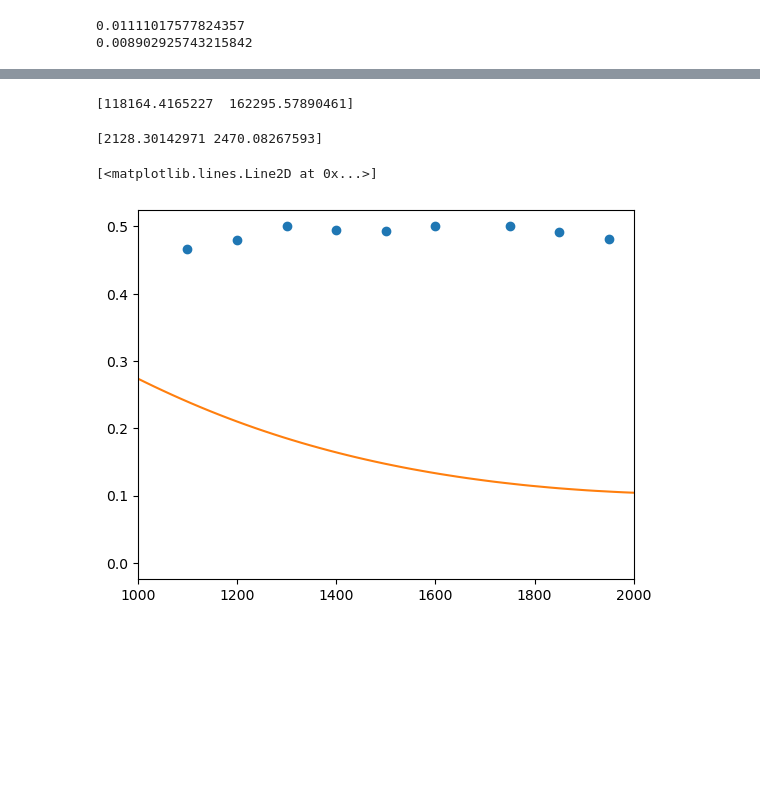
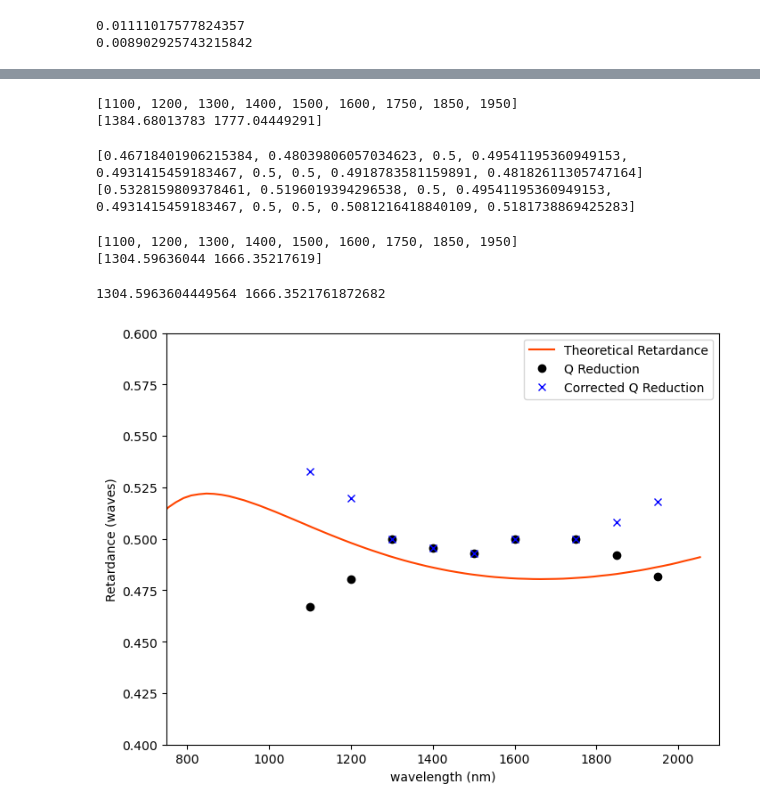
Before and after one commit to wcmelby/wcmelby-HWP_Characterizations, a Jupyter notebook: SuperK_Select_Data/JHK_Plate/JHK_SuperK_Analysis.ipynb, the cells around one changed output, grey strips where cells are left out. Cells and saved outputs as stored; diff of their text form; code cells hidden in the pictures; blank space fills up the shorter version.

Commit message:
started working on best fit

```diff
--- a/SuperK_Select_Data/JHK_Plate/JHK_SuperK_Analysis.ipynb
+++ b/SuperK_Select_Data/JHK_Plate/JHK_SuperK_Analysis.ipynb
@@ -790,21 +745,57 @@ def fit_function(wavelengths, d1, d2):
     return np.interp(wavelengths, w, pred_retardance)
 # %%
-opt_params, cov_matrix = curve_fit(fit_function, wavelengths, Q_retardances, p0=[1000, 1000])
+print(wavelengths)
+opt_params, cov_matrix = curve_fit(fit_function, wavelengths, Q_retardances, p0=[1226, 1554])
 print(opt_params)
+
+fine_wavelengths = np.linspace(1000, 2000, 1000)
+predicted_retardance = fit_function(fine_wavelengths, *opt_params)
 # %% [output]
-[118164.4165227  162295.57890461]
+[1100, 1200, 1300, 1400, 1500, 1600, 1750, 1850, 1950]
+[1384.68013783 1777.04449291]
-# %%
-opt_params, cov_matrix = curve_fit(fit_function, wavelengths, Q_retardances, p0=[1000, 1000])
-print(opt_params)
-# w, prediction = predicted_retardance(opt_params[0], opt_params[1], MgF2_ne, MgF2_no, SiO2_ne, SiO2_no)
-w, prediction = predicted_retardance(1200, 1500, MgF2_ne, MgF2_no, SiO2_ne, SiO2_no)
-
-
-plt.plot(wavelengths, Q_retardances, 'o', label='Measured Retardance')
-plt.xlim([1000, 2000])
-# plt.ylim([0, 1])
-plt.plot(w, prediction, label='Predicted Retardance')
-# %% [output]
-[2128.30142971 2470.08267593]
-[<matplotlib.lines.Line2D at 0x...>]
-[figure, removed]
+# %%
+print(Q_retardances)
+
+corrected_Q_retardances = Q_retardances.copy()
+corrected_Q_retardances[0] = 1 - corrected_Q_retardances[0]
+corrected_Q_retardances[1] = 1 - corrected_Q_retardances[1]
+corrected_Q_retardances[5] = 1 - corrected_Q_retardances[5]
+corrected_Q_retardances[6] = 1 - corrected_Q_retardances[6]
+corrected_Q_retardances[7] = 1 - corrected_Q_retardances[7]
+corrected_Q_retardances[8] = 1 - corrected_Q_retardances[8]
+
+print(corrected_Q_retardances)
+# %% [output]
+[0.46718401906215384, 0.48039806057034623, 0.5, 0.49541195360949153, 0.4931415459183467, 0.5, 0.5, 0.4918783581159891, 0.48182611305747164]
+[0.5328159809378461, 0.5196019394296538, 0.5, 0.49541195360949153, 0.4931415459183467, 0.5, 0.5, 0.5081216418840109, 0.5181738869425283]
+# %%
+print(wavelengths)
+opt_params, cov_matrix = curve_fit(fit_function, wavelengths, corrected_Q_retardances, p0=[1226, 1554])
+print(opt_params)
+
+fine_wavelengths = np.linspace(1000, 2000, 1000)
+predicted_retardance = fit_function(fine_wavelengths, *opt_params)
+# %% [output]
+[1100, 1200, 1300, 1400, 1500, 1600, 1750, 1850, 1950]
+[1304.59636044 1666.35217619]
+# %%
+print(*opt_params)
+# %% [output]
+1304.5963604449564 1666.3521761872682
+# %%
+JHK_plate_data = achromatic_prediction(1226, 1564, MgF2_ne, MgF2_no, SiO2_ne, SiO2_no) # chang paper best fit values
+# JHK_plate_data = achromatic_prediction(*opt_params, MgF2_ne, MgF2_no, SiO2_ne, SiO2_no)
+
+plt.figure(figsize=(8, 6))
+plt.plot(JHK_plate_data[0], JHK_plate_data[1], '-', color='orangered', label='Theoretical Retardance')
+plt.plot(wavelengths, Q_retardances, 'o', color='k', label='Q Reduction')
+plt.plot(wavelengths, corrected_Q_retardances, 'x', color='b', label='Corrected Q Reduction')
+plt.plot
+plt.xlim([750, 2100])
+plt.ylim([0.4, 0.6])
+plt.xlabel('wavelength (nm)')
+plt.ylabel('Retardance (waves)')
+plt.legend()
+plt.show()
+# %% [output]
+[figure, added]
```
Also changed, not shown: parts of 22 cells of this notebook, 1 other file.
